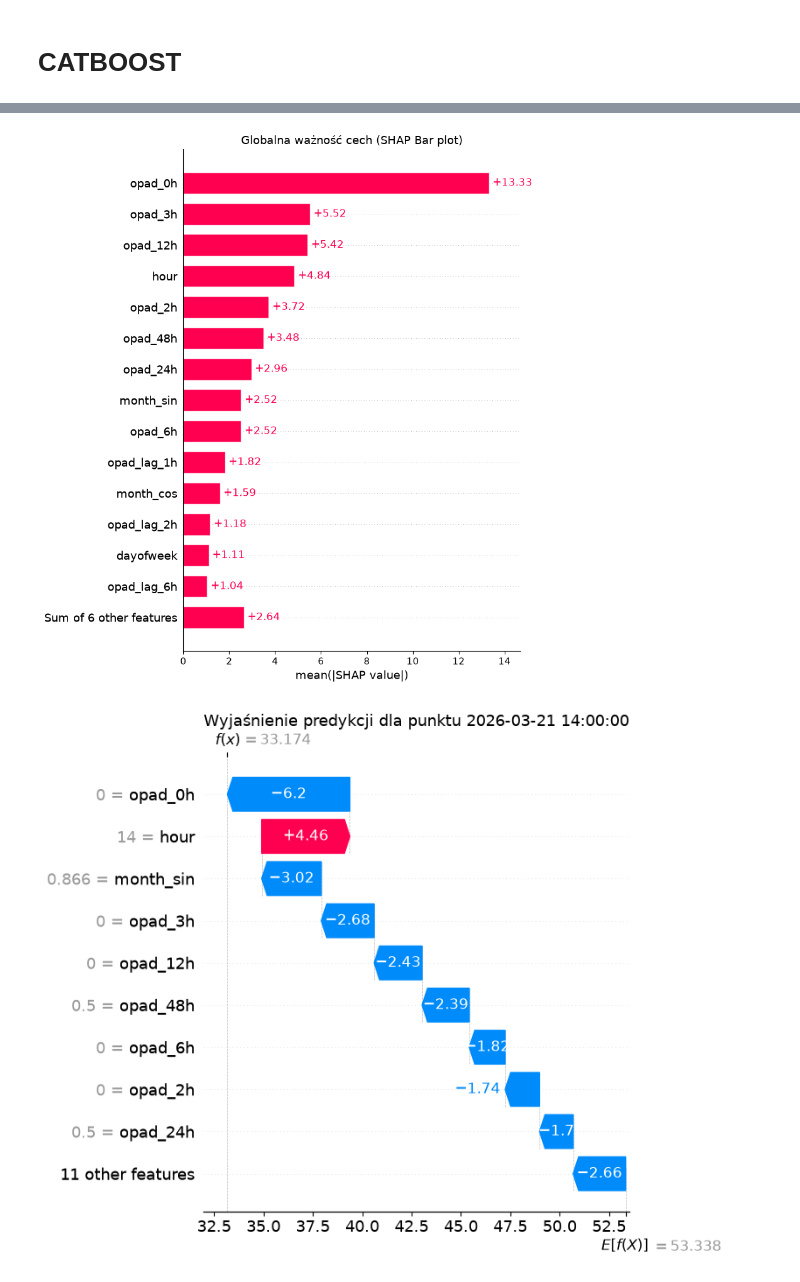
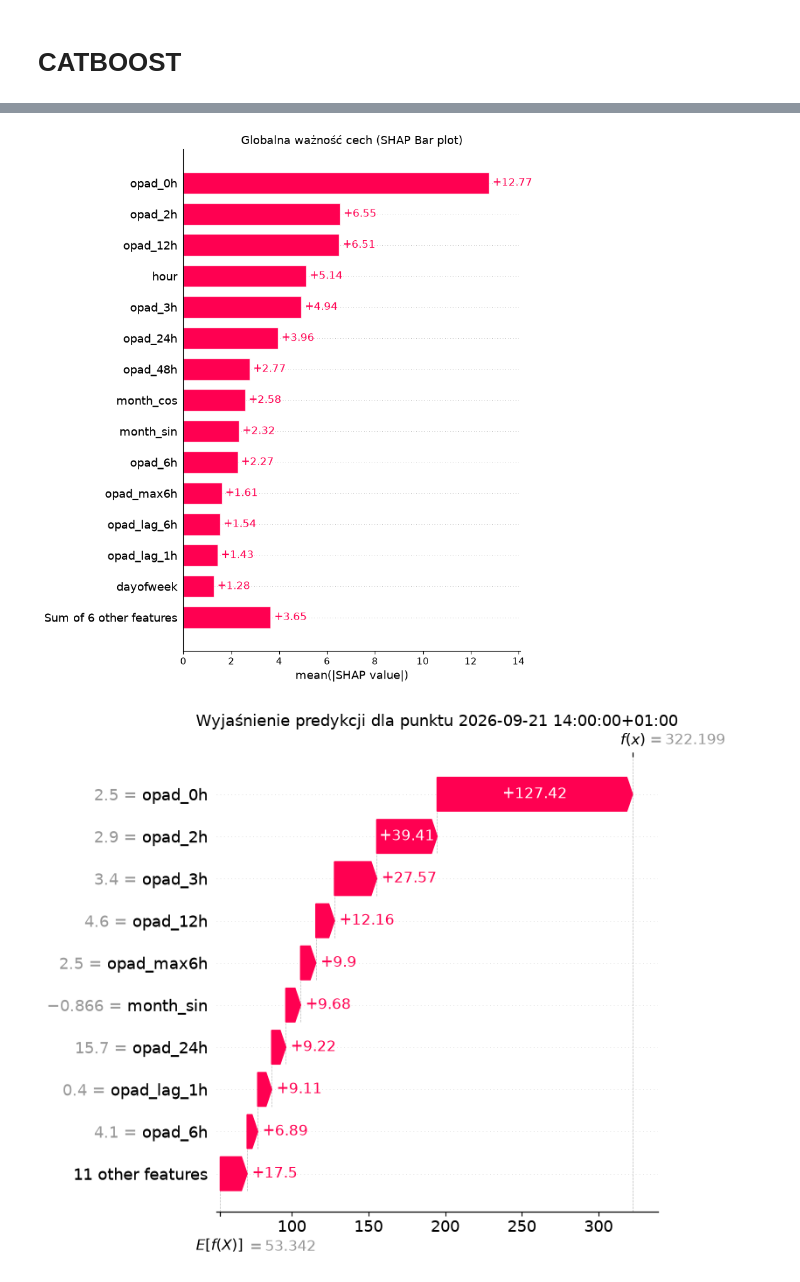
Before and after one commit to mxrtaaa/Hackaton_Smart_Water_Challenge_2026, a Jupyter notebook: models/Predykcja przepompowanych ścieków/Catboost.ipynb, the cells around one changed output, grey strips where cells are left out. Saved outputs shown, nothing was run; the diff lists cells and outputs as text; code cells hidden in the pictures.

```diff
--- a/models/Predykcja przepompowanych ścieków/Catboost.ipynb
+++ b/models/Predykcja przepompowanych ścieków/Catboost.ipynb
@@ -16,12 +16,15 @@ from przygotowanie_danych_przepompowania import przygotuj_dane_przepompowania_z_
 X, y = przygotuj_dane_przepompowania_z_opadami()
 
 train_end = int(len(X) * 0.7)
+val_end = int(len(X) * 0.8)
 
 X_train = X.iloc[:train_end]
-X_test = X.iloc[train_end:]
+X_val = X.iloc[train_end:val_end]
+X_test = X.iloc[val_end:]
 
 y_train = y.iloc[:train_end]
-y_test = y.iloc[train_end:]
+y_val = y.iloc[train_end:val_end]
+y_test = y.iloc[val_end:]
 
 #print("TRAIN:", X_train.shape, X_train.index.min(), X_train.index.max())
 #print("VAL:", X_val.shape, X_val.index.min(), X_val.index.max())
@@ -389,5 +393,5 @@ from SHAP import generate_shap_from_tree
 # %% [markdown]
 # CATBOOST
 # %%
-generate_shap_from_tree(cb_q97,X_test,date_with_time="2026-03-21 14:00:00")
+generate_shap_from_tree(cb_q97,X_test,date_with_time="2026-09-21 14:00:00")
 # %% [output]
@@ -395,2 +399,2 @@ generate_shap_from_tree(cb_q97,X_test,date_with_time="2026-03-21 14:00:00")
-[figure, old version]
+[figure, new version]
-[figure, old version]
+[figure, new version]
```
Also changed, not shown: parts of 16 cells of this notebook, 1 other file.
